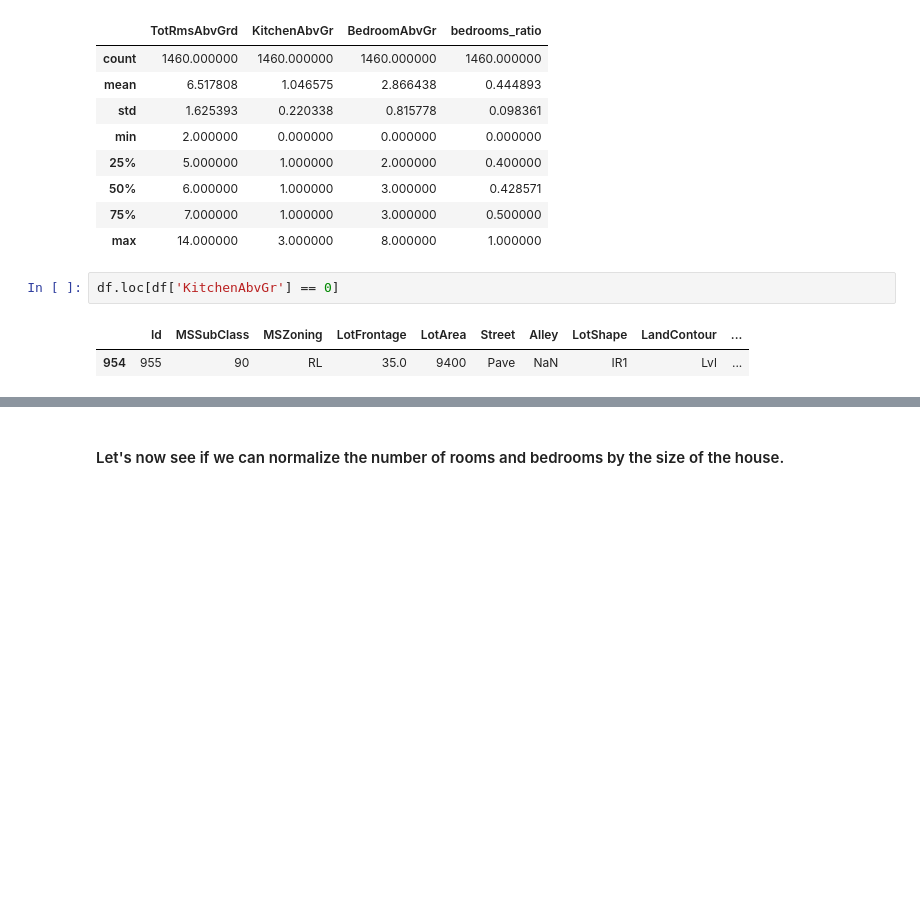
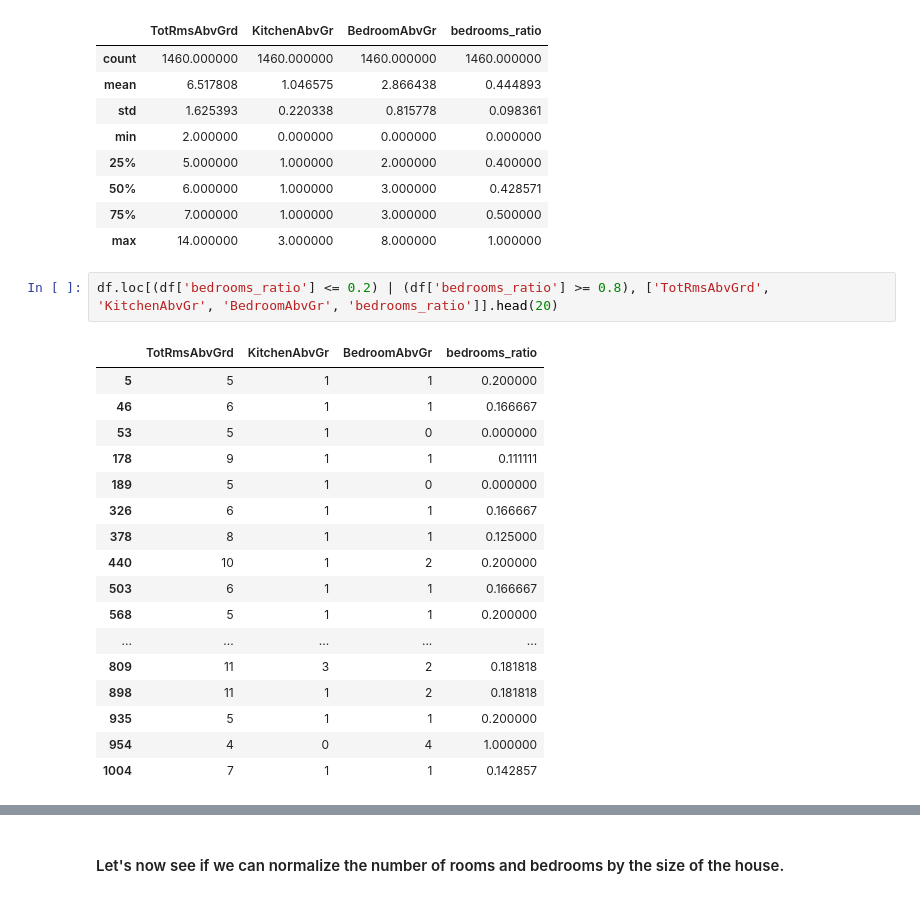
Before and after one commit to max-lutz/Kaggle_competitions, a Jupyter notebook: house-price-regression-full-eda-ml-workflow.ipynb, the cells around one changed output, grey strips where cells are left out. Drawn from its saved outputs; the diff is of its cells as text; blank space fills up the shorter version.

```diff
--- a/house-price-regression-full-eda-ml-workflow.ipynb
+++ b/house-price-regression-full-eda-ml-workflow.ipynb
@@ -516,8 +516,23 @@ df[['TotRmsAbvGrd', 'KitchenAbvGr', 'BedroomAbvGr', 'bedrooms_ratio']].describe(
 | 50% | 6.000000 | 1.000000 | 3.000000 | 0.428571 |
 | 75% | 7.000000 | 1.000000 | 3.000000 | 0.500000 |
 | max | 14.000000 | 3.000000 | 8.000000 | 1.000000 |
-# %%
-df.loc[df['KitchenAbvGr'] == 0]
-# %% [output]
-|  | Id | MSSubClass | MSZoning | LotFrontage | LotArea | Street | Alley | LotShape | LandContour | ... |
-| 954 | 955 | 90 | RL | 35.0 | 9400 | Pave | NaN | IR1 | Lvl | ... |
+# %%
+df.loc[(df['bedrooms_ratio'] <= 0.2) | (df['bedrooms_ratio'] >= 0.8), ['TotRmsAbvGrd', 'KitchenAbvGr', 'BedroomAbvGr', 'bedrooms_ratio']].head(20)
+# %% [output]
+|  | TotRmsAbvGrd | KitchenAbvGr | BedroomAbvGr | bedrooms_ratio |
+| 5 | 5 | 1 | 1 | 0.200000 |
+| 46 | 6 | 1 | 1 | 0.166667 |
+| 53 | 5 | 1 | 0 | 0.000000 |
+| 178 | 9 | 1 | 1 | 0.111111 |
+| 189 | 5 | 1 | 0 | 0.000000 |
+| 326 | 6 | 1 | 1 | 0.166667 |
+| 378 | 8 | 1 | 1 | 0.125000 |
+| 440 | 10 | 1 | 2 | 0.200000 |
+| 503 | 6 | 1 | 1 | 0.166667 |
+| 568 | 5 | 1 | 1 | 0.200000 |
+| ... | ... | ... | ... | ... |
+| 809 | 11 | 3 | 2 | 0.181818 |
+| 898 | 11 | 1 | 2 | 0.181818 |
+| 935 | 5 | 1 | 1 | 0.200000 |
+| 954 | 4 | 0 | 4 | 1.000000 |
+| 1004 | 7 | 1 | 1 | 0.142857 |
```
Also changed, not shown: parts of 11 cells of this notebook.
